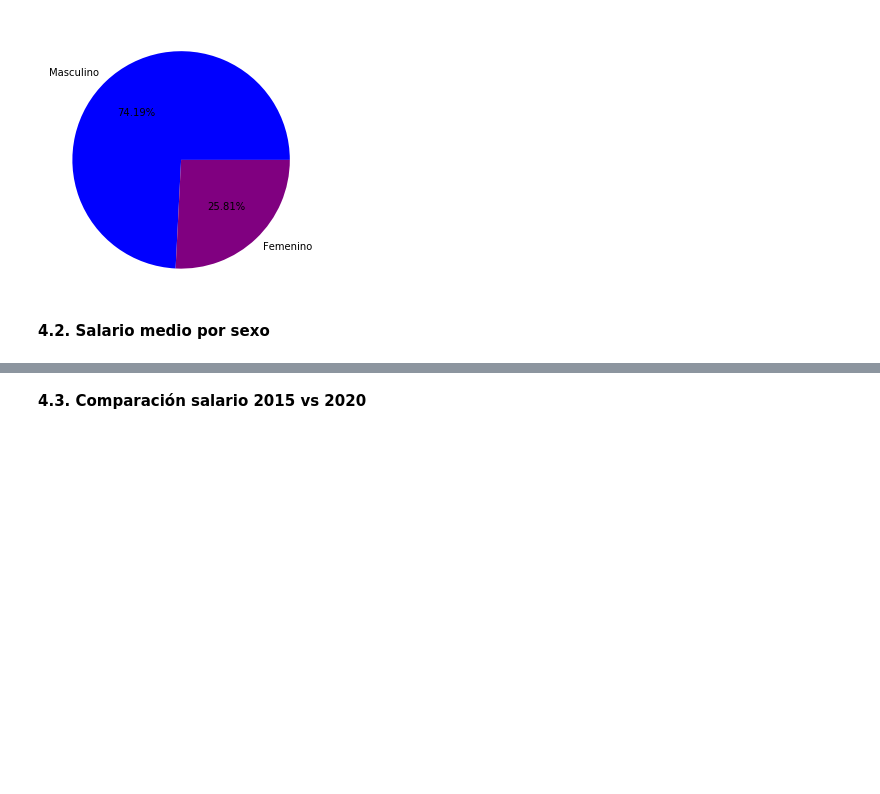
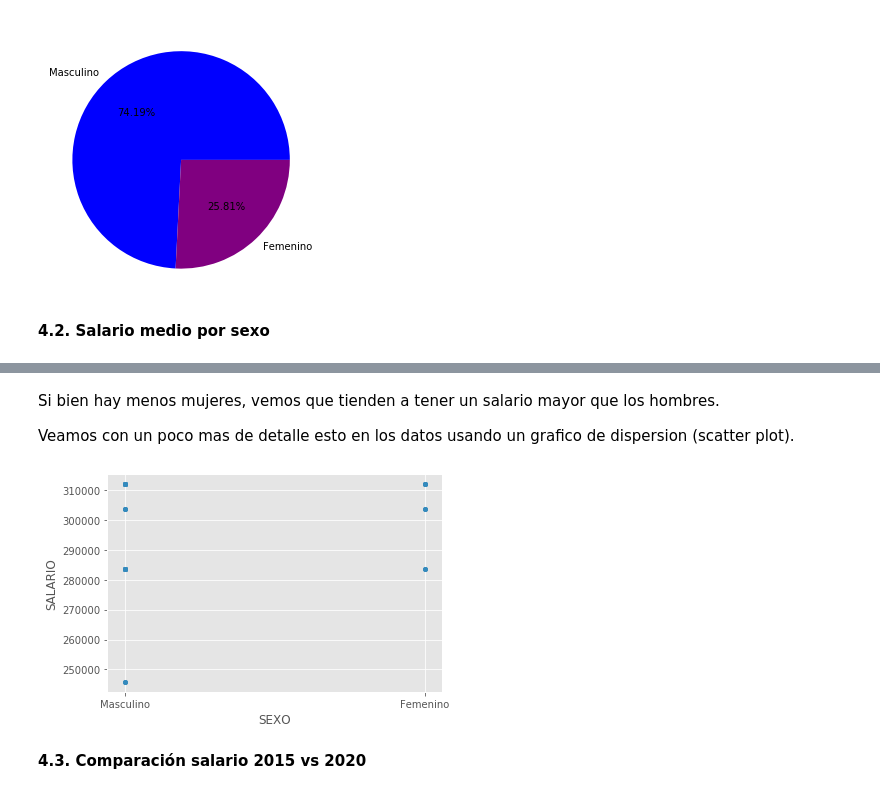
Before and after one commit to Victoriapm/analisis-datos-principiantes, a Jupyter notebook: 1.1. Analisis de datos principiantes - soluciones.ipynb, the cells around one changed output, grey strips where cells are left out. Cells and saved outputs as stored; diff of their text form; code cells hidden in the pictures; blank space fills up the shorter version.

```diff
--- a/1.1. Analisis de datos principiantes - soluciones.ipynb
+++ b/1.1. Analisis de datos principiantes - soluciones.ipynb
@@ -364,2 +385,10 @@ plt.xlabel('Salario medio');
+# %% [markdown]
+Si bien hay menos mujeres, vemos que tienden a tener un salario mayor que los hombres.
+
+Veamos con un poco mas de detalle esto en los datos usando un grafico de dispersion (scatter plot).
+# %%
+df2020.plot.scatter(x='SEXO',y='SALARIO');
+# %% [output]
+[figure, added]
 # %% [markdown]
 **4.3. Comparación salario 2015 vs 2020**
```
Also changed, not shown: parts of 36 cells of this notebook.
